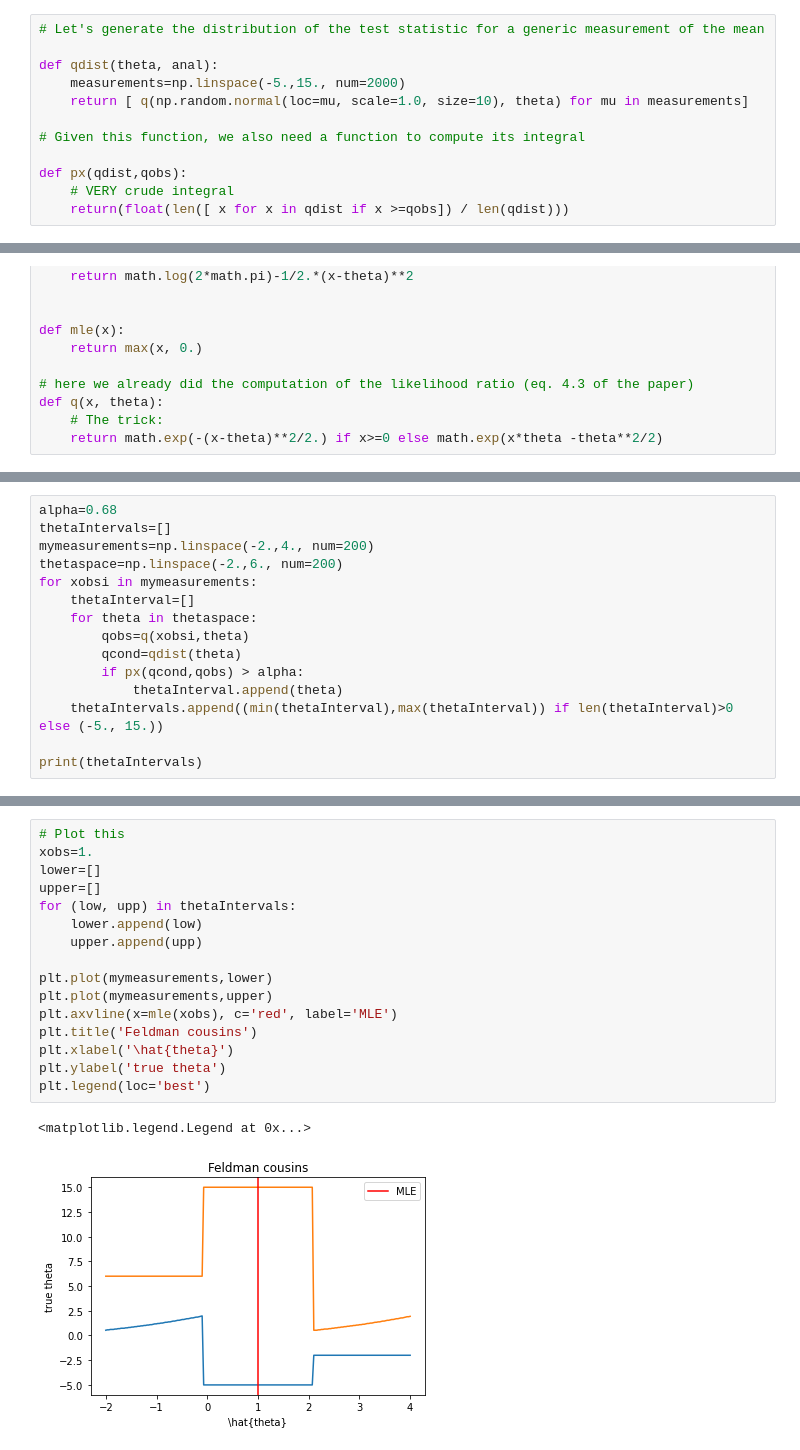
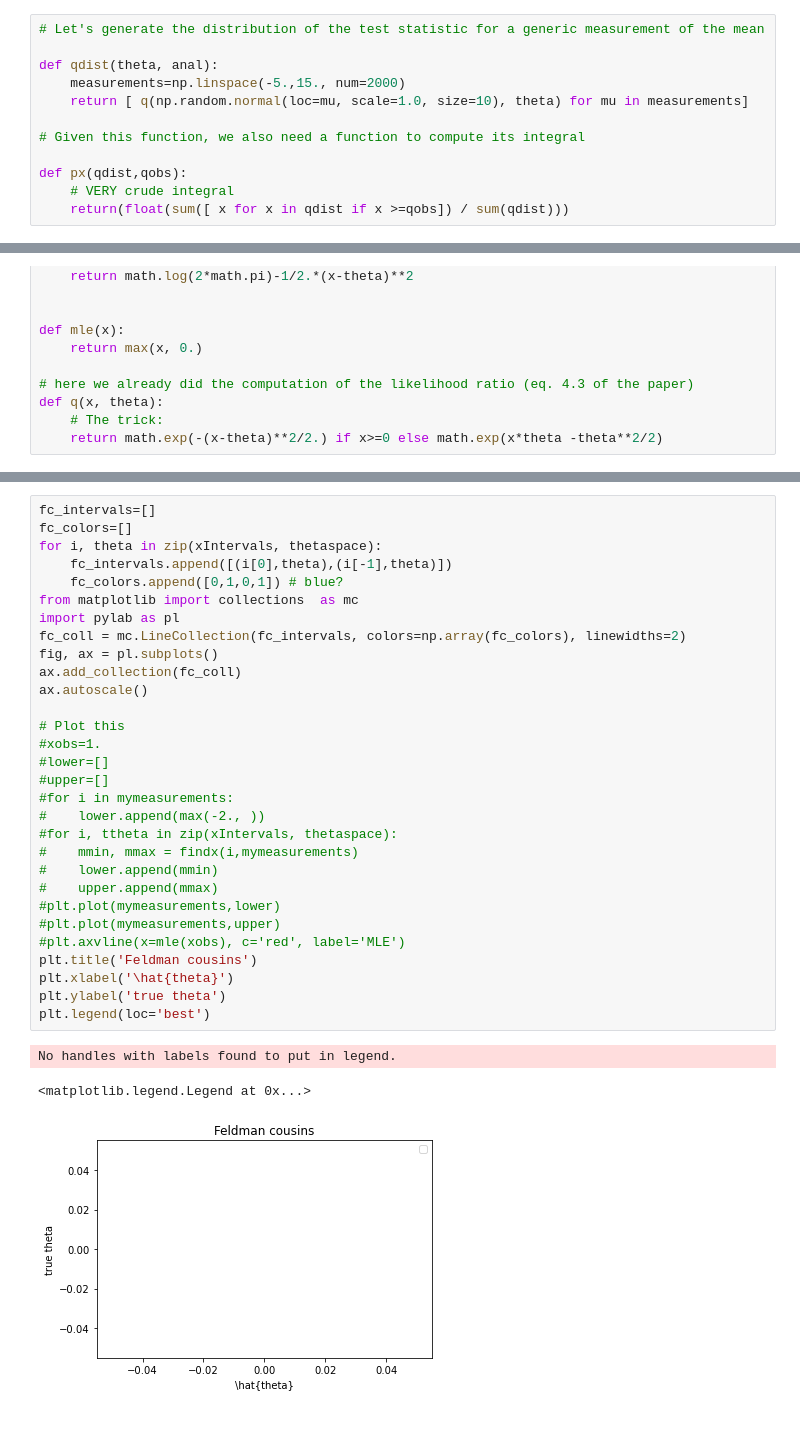
Before and after one commit to vischia/statex, a Jupyter notebook: feldman_cousins.ipynb, the cells around one changed output, grey strips where cells are left out. Cells and saved outputs as stored; diff of their text form; blank space fills up the shorter version.

```diff
--- a/feldman_cousins.ipynb
+++ b/feldman_cousins.ipynb
@@ -91,7 +91,7 @@ def qdist(theta, anal):
 
 def px(qdist,qobs):
     # VERY crude integral
-    return(float(len([ x for x in qdist if x >=qobs]) / len(qdist)))
+    return(float(sum([ x for x in qdist if x >=qobs]) / sum(qdist)))
 # %%
 # Choose the critical value
 alpha=0.68
@@ -167,15 +155,0 @@ def px(qdist,qobs):
-# %%
-alpha=0.68
-thetaIntervals=[]
-mymeasurements=np.linspace(-2.,4., num=200)
-thetaspace=np.linspace(-2.,6., num=200)
-for xobsi in mymeasurements:
-    thetaInterval=[]
-    for theta in thetaspace:
-        qobs=q(xobsi,theta)
-        qcond=qdist(theta)
-        if px(qcond,qobs) > alpha:
-            thetaInterval.append(theta)
-    thetaIntervals.append((min(thetaInterval),max(thetaInterval)) if len(thetaInterval)>0 else (-5., 15.))
-
-print(thetaIntervals)
@@ -184,19 +242,34 @@ print(thetaIntervals)
 # %%
+fc_intervals=[]
+fc_colors=[]
+for i, theta in zip(xIntervals, thetaspace):
+    fc_intervals.append([(i[0],theta),(i[-1],theta)])
+    fc_colors.append([0,1,0,1]) # blue?
+from matplotlib import collections  as mc
+import pylab as pl
+fc_coll = mc.LineCollection(fc_intervals, colors=np.array(fc_colors), linewidths=2)
+fig, ax = pl.subplots()
+ax.add_collection(fc_coll)
+ax.autoscale()
+
 # Plot this
-xobs=1.
-lower=[]
-upper=[]
-for (low, upp) in thetaIntervals:
-    lower.append(low)
-    upper.append(upp)
-
-plt.plot(mymeasurements,lower)
-plt.plot(mymeasurements,upper)
-plt.axvline(x=mle(xobs), c='red', label='MLE')
+#xobs=1.
+#lower=[]
+#upper=[]
+#for i in mymeasurements:
+#    lower.append(max(-2., ))
+#for i, ttheta in zip(xIntervals, thetaspace):
+#    mmin, mmax = findx(i,mymeasurements)
+#    lower.append(mmin)
+#    upper.append(mmax)
+#plt.plot(mymeasurements,lower)
+#plt.plot(mymeasurements,upper)
+#plt.axvline(x=mle(xobs), c='red', label='MLE')
 plt.title('Feldman cousins')
 plt.xlabel('\hat{theta}')
 plt.ylabel('true theta')
 plt.legend(loc='best')
 # %% [output]
-<matplotlib.legend.Legend at 0x...>
+No handles with labels found to put in legend.
+<matplotlib.legend.Legend at 0x...>
-[figure, old version]
+[figure, new version]
```
Also changed, not shown: parts of 8 cells of this notebook.
